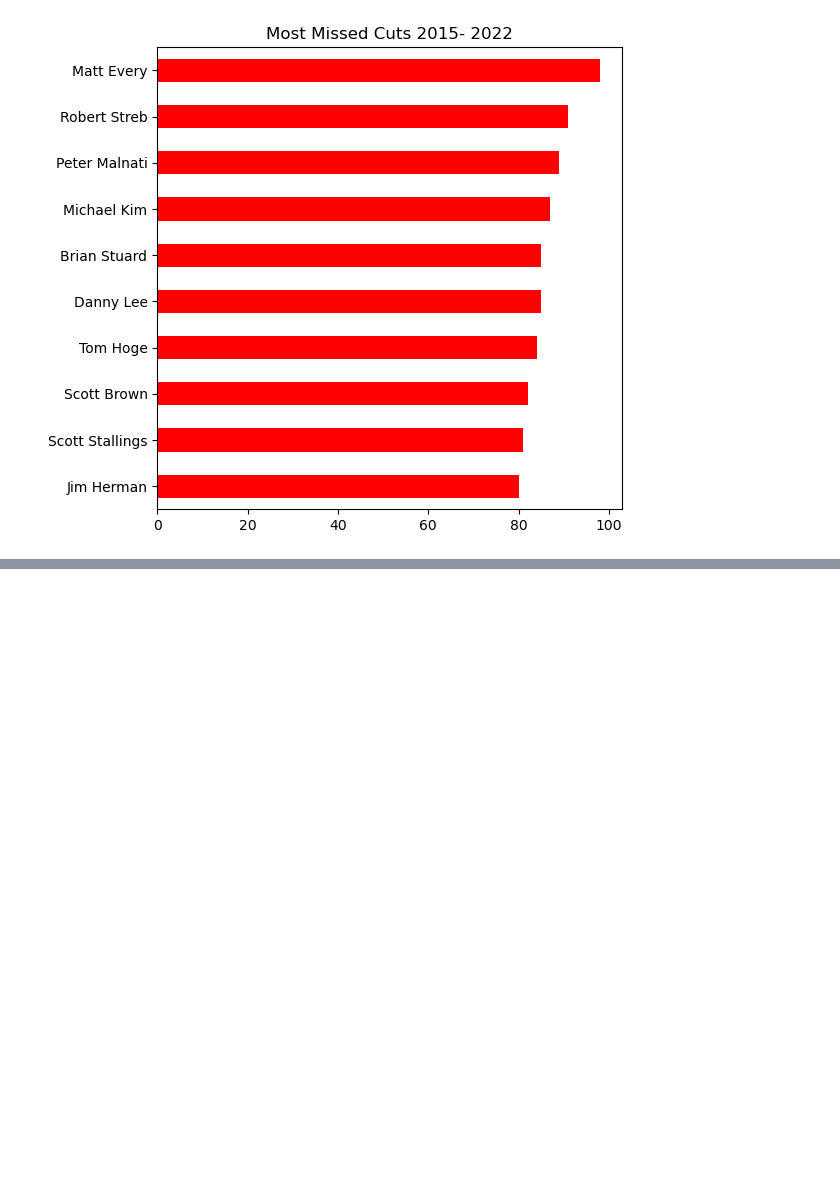
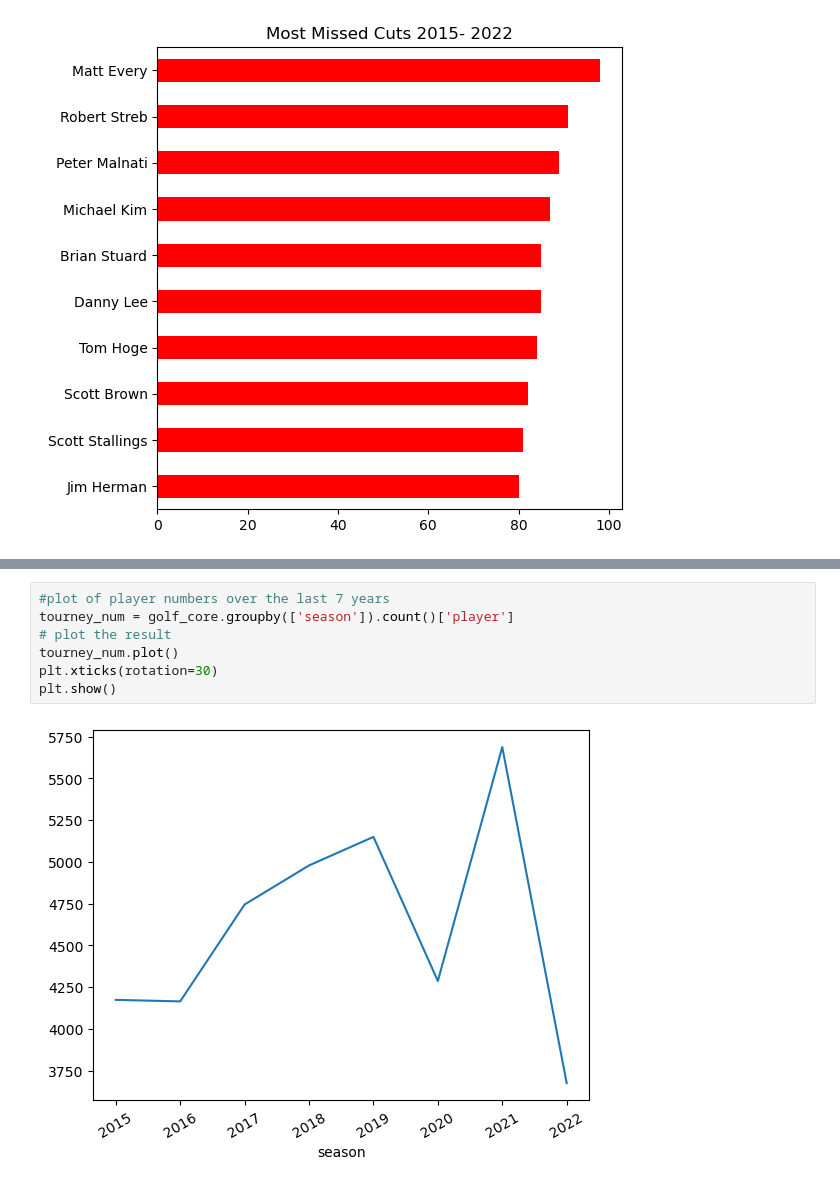
Before and after one commit to darkmillon/UCDPA_Mark_Dillon, a Jupyter notebook: UCAPA_MarkDillon.ipynb, the cells around one changed output, grey strips where cells are left out. Drawn from its saved outputs; the diff is of its cells as text; blank space fills up the shorter version.

```diff
--- a/UCAPA_MarkDillon.ipynb
+++ b/UCAPA_MarkDillon.ipynb
@@ -327,0 +423,9 @@ plt.show()
+# %%
+#plot of player numbers over the last 7 years
+tourney_num = golf_core.groupby(['season']).count()['player']
+# plot the result
+tourney_num.plot()
+plt.xticks(rotation=30)
+plt.show()
+# %% [output]
+[figure, added]
```
Also changed, not shown: parts of 19 cells of this notebook.
